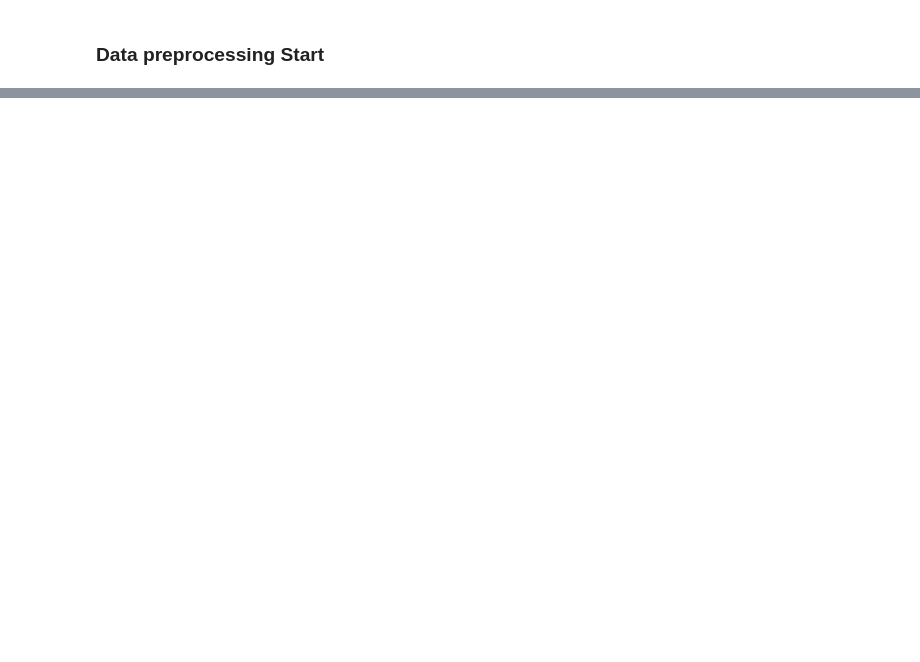
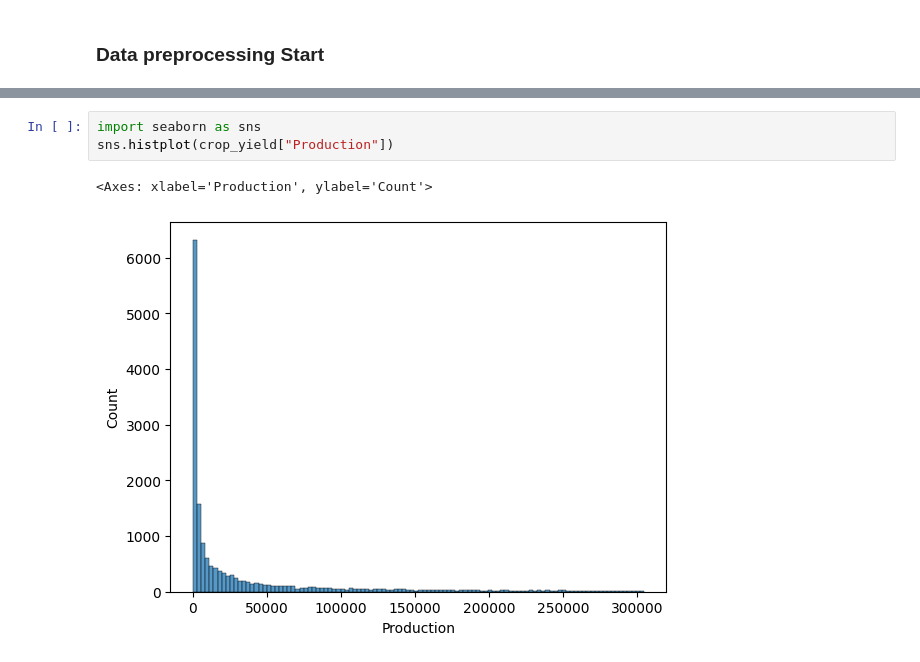
Before and after one commit to Shiva7706/SITNovate, a Jupyter notebook: Data_refine copy.ipynb, the cells around one changed output, grey strips where cells are left out. Drawn from its saved outputs; the diff is of its cells as text; blank space fills up the shorter version.

```diff
--- a/Data_refine copy.ipynb
+++ b/Data_refine copy.ipynb
@@ -269,0 +76,6 @@ final_merged_df
+# %%
+import seaborn as sns
+sns.histplot(crop_yield["Production"])
+# %% [output]
+<Axes: xlabel='Production', ylabel='Count'>
+[figure, added]
```
Also changed, not shown: parts of 85 cells of this notebook, 3 other files.
